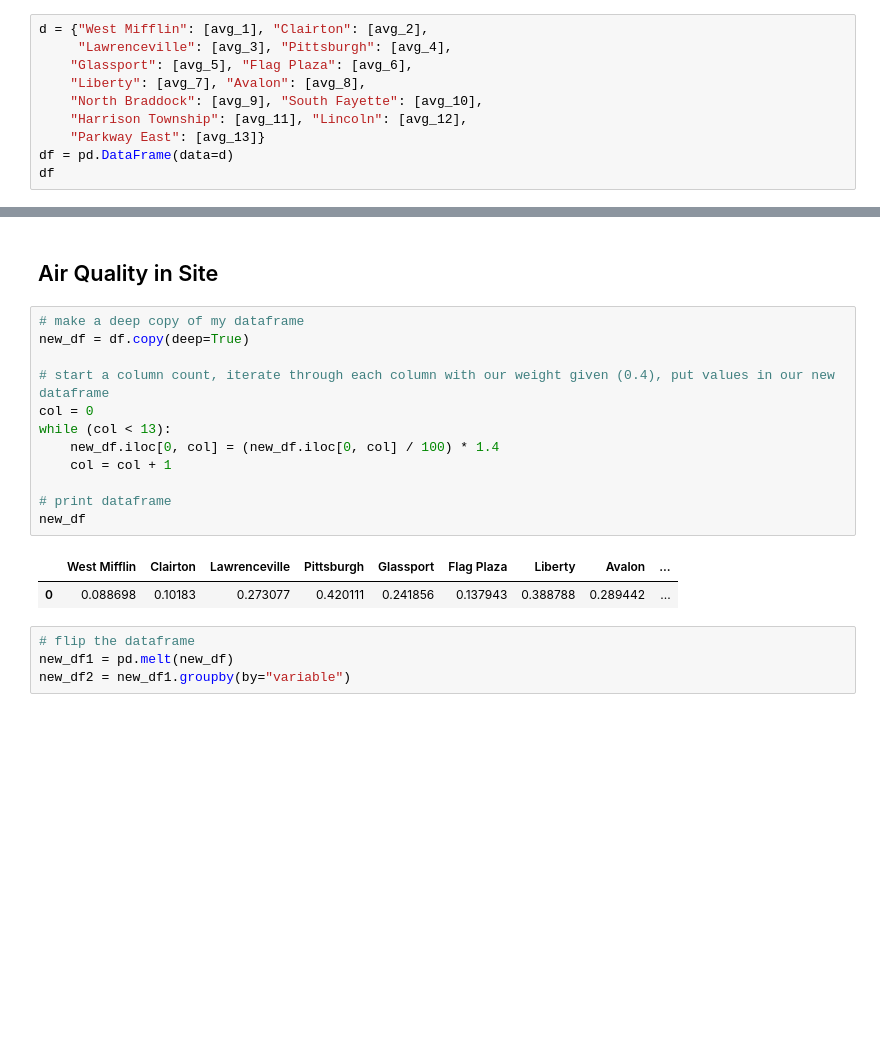
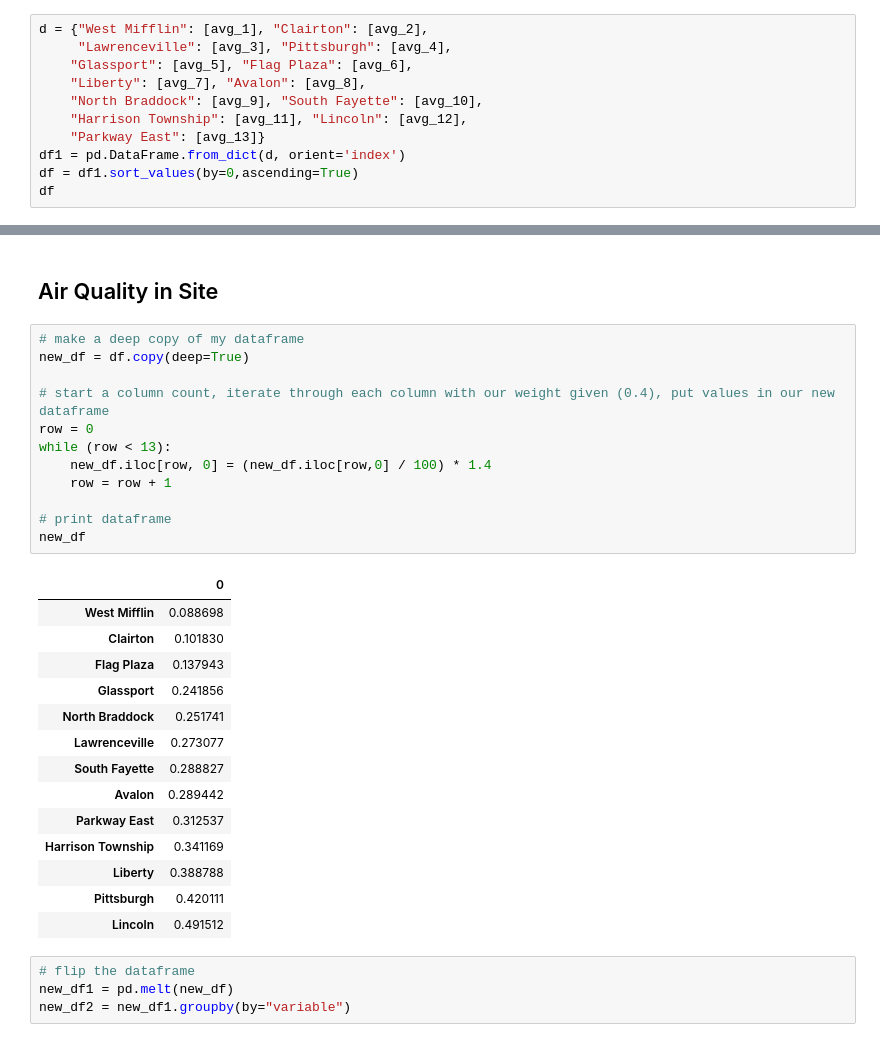
Before and after one commit to nikhitavys/Big-Ideas-Final-Project, a Jupyter notebook: Final-Report.ipynb, the cells around one changed output, grey strips where cells are left out. Drawn from its saved outputs; the diff is of its cells as text; blank space fills up the shorter version.

```diff
--- a/Final-Report.ipynb
+++ b/Final-Report.ipynb
@@ -391,6 +391,7 @@ d = {"West Mifflin": [avg_1], "Clairton": [avg_2],
     "North Braddock": [avg_9], "South Fayette": [avg_10],
     "Harrison Township": [avg_11], "Lincoln": [avg_12],
     "Parkway East": [avg_13]}
-df = pd.DataFrame(data=d)
+df1 = pd.DataFrame.from_dict(d, orient='index')
+df = df1.sort_values(by=0,ascending=True)
 df
 # %% [output]
@@ -479,18 +492,30 @@ Name: Neighborhood, Length: 77, dtype: float64
 # %%
 # make a deep copy of my dataframe
 new_df = df.copy(deep=True)
 
 # start a column count, iterate through each column with our weight given (0.4), put values in our new dataframe
-col = 0
-while (col < 13):
-    new_df.iloc[0, col] = (new_df.iloc[0, col] / 100) * 1.4
-    col = col + 1
+row = 0
+while (row < 13):
+    new_df.iloc[row, 0] = (new_df.iloc[row,0] / 100) * 1.4
+    row = row + 1
 
 # print dataframe
 new_df
 # %% [output]
-|  | West Mifflin | Clairton | Lawrenceville | Pittsburgh | Glassport | Flag Plaza | Liberty | Avalon | ... |
-| 0 | 0.088698 | 0.10183 | 0.273077 | 0.420111 | 0.241856 | 0.137943 | 0.388788 | 0.289442 | ... |
+|  | 0 |
+| West Mifflin | 0.088698 |
+| Clairton | 0.101830 |
+| Flag Plaza | 0.137943 |
+| Glassport | 0.241856 |
+| North Braddock | 0.251741 |
+| Lawrenceville | 0.273077 |
+| South Fayette | 0.288827 |
+| Avalon | 0.289442 |
+| Parkway East | 0.312537 |
+| Harrison Township | 0.341169 |
+| Liberty | 0.388788 |
+| Pittsburgh | 0.420111 |
+| Lincoln | 0.491512 |
 # %%
 # flip the dataframe
 new_df1 = pd.melt(new_df)
```
Also changed, not shown: parts of 6 cells of this notebook.
